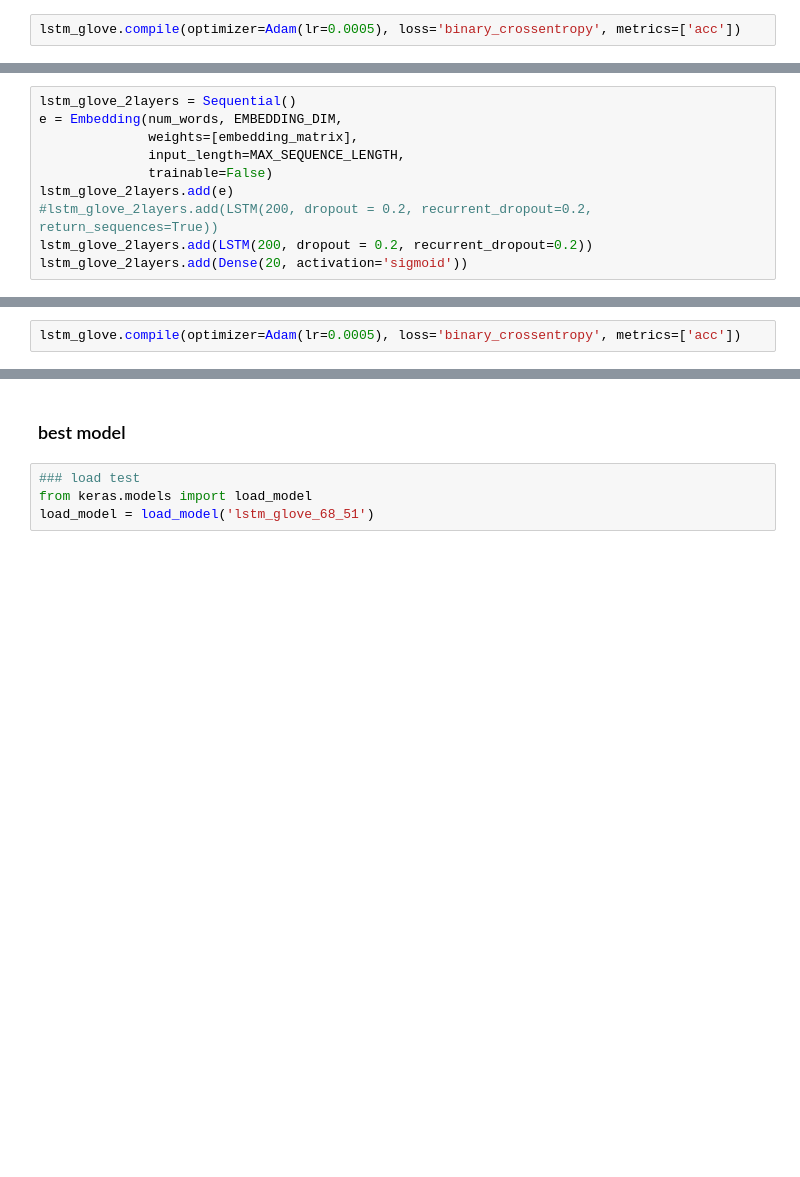
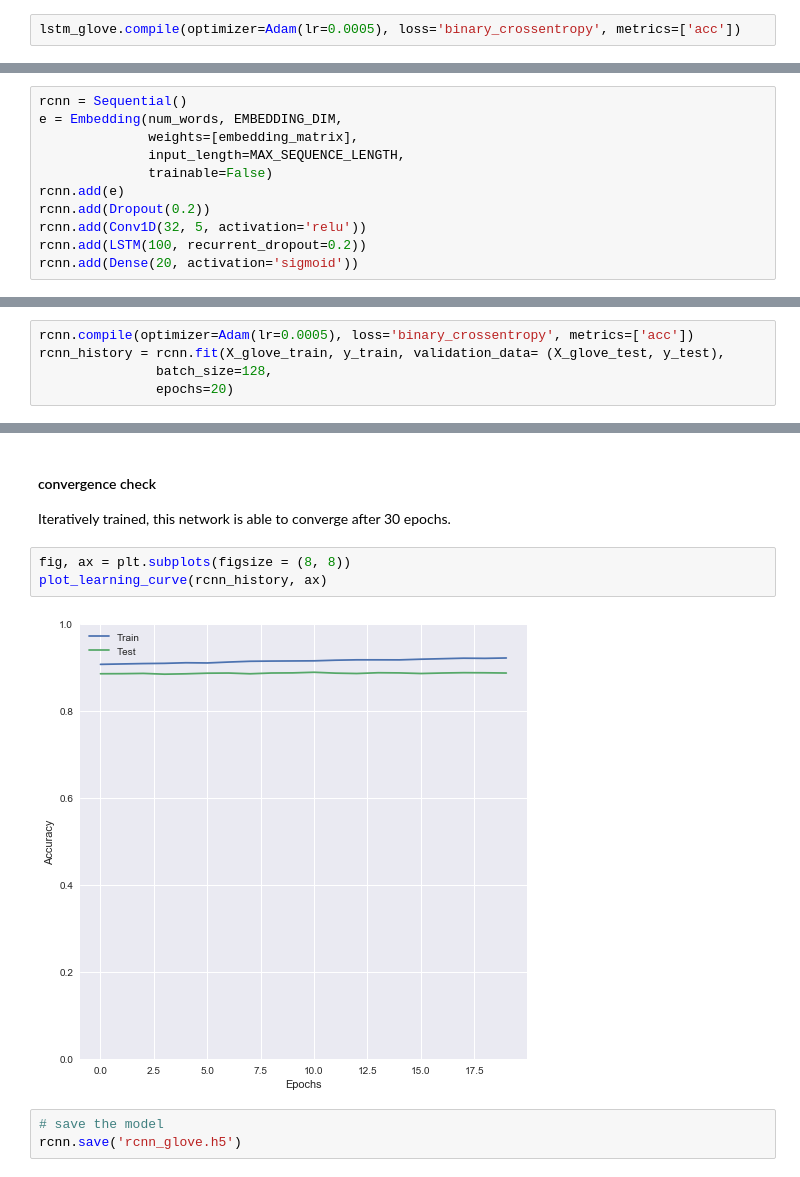
Before and after one commit to BoyuanSun930/cs209b-g6-movie, a Jupyter notebook: Glove.ipynb, the cells around one changed output, grey strips where cells are left out. Drawn from its saved outputs; the diff is of its cells as text; blank space fills up the shorter version.

```diff
--- a/Glove.ipynb
+++ b/Glove.ipynb
@@ -503,10 +572,11 @@ NameError: name 'lstm_glove' is not defined
 # %%
-lstm_glove_2layers = Sequential()
+rcnn = Sequential()
 e = Embedding(num_words, EMBEDDING_DIM,
               weights=[embedding_matrix],
               input_length=MAX_SEQUENCE_LENGTH,
               trainable=False)
-lstm_glove_2layers.add(e)
-#lstm_glove_2layers.add(LSTM(200, dropout = 0.2, recurrent_dropout=0.2, return_sequences=True))
-lstm_glove_2layers.add(LSTM(200, dropout = 0.2, recurrent_dropout=0.2))
-lstm_glove_2layers.add(Dense(20, activation='sigmoid'))
+rcnn.add(e)
+rcnn.add(Dropout(0.2))
+rcnn.add(Conv1D(32, 5, activation='relu'))
+rcnn.add(LSTM(100, recurrent_dropout=0.2))
+rcnn.add(Dense(20, activation='sigmoid'))
@@ -513,2 +603,5 @@ lstm_glove_2layers.add(Dense(20, activation='sigmoid'))
 # %%
-lstm_glove.compile(optimizer=Adam(lr=0.0005), loss='binary_crossentropy', metrics=['acc'])
+rcnn.compile(optimizer=Adam(lr=0.0005), loss='binary_crossentropy', metrics=['acc'])
+rcnn_history = rcnn.fit(X_glove_train, y_train, validation_data= (X_glove_test, y_test),
+               batch_size=128,
+               epochs=20)
@@ -515,6 +626,11 @@ lstm_glove.compile(optimizer=Adam(lr=0.0005), loss='binary_crossentropy', metric
-# %% [markdown]
-### best model
-# %%
-### load test
-from keras.models import load_model
-load_model = load_model('lstm_glove_68_51')
+# %% [markdown]
+#### convergence check
+Iteratively trained, this network is able to converge after 30 epochs.
+# %%
+fig, ax = plt.subplots(figsize = (8, 8))
+plot_learning_curve(rcnn_history, ax)
+# %% [output]
+[figure, added]
+# %%
+# save the model
+rcnn.save('rcnn_glove.h5')
```
Also changed, not shown: parts of 52 cells of this notebook.
